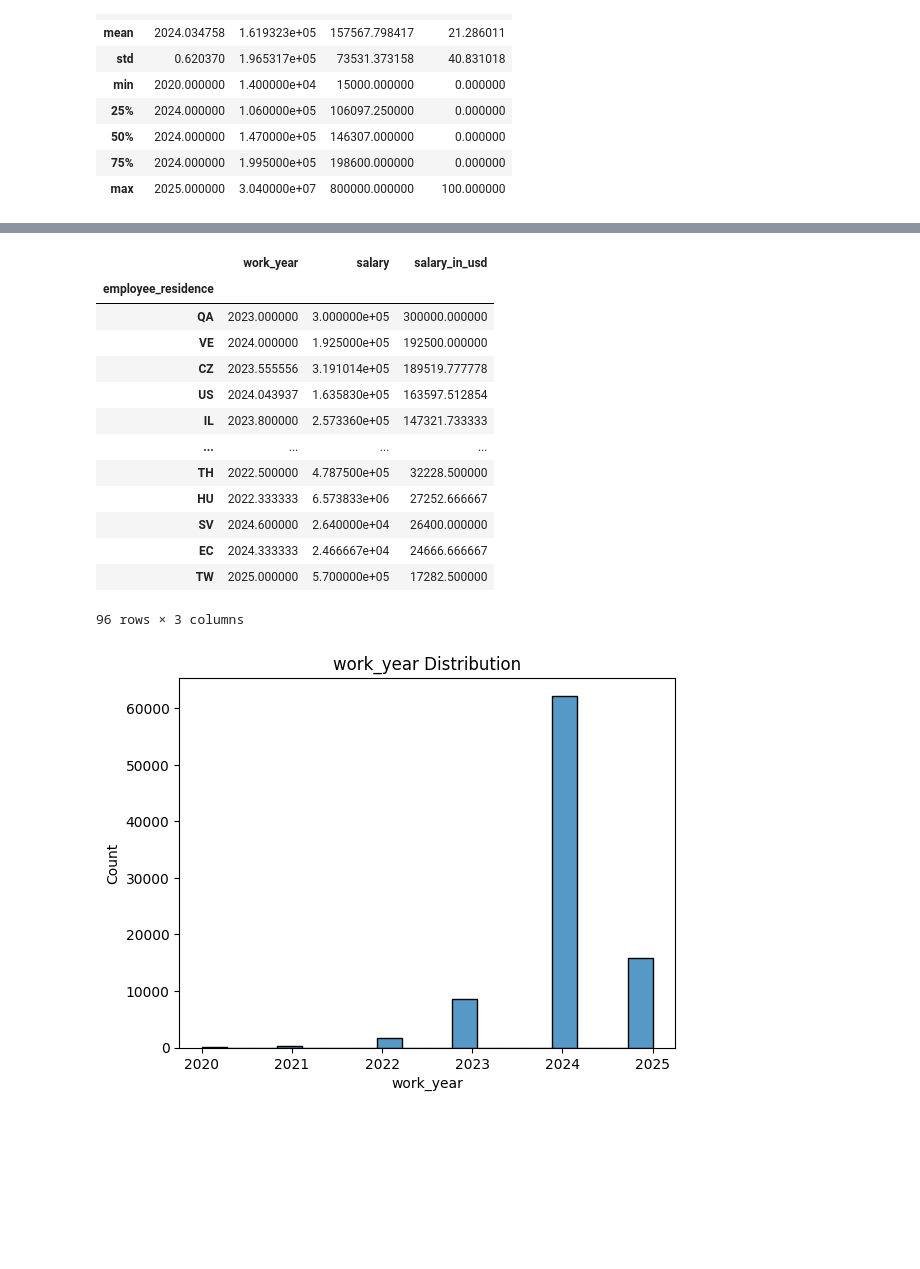
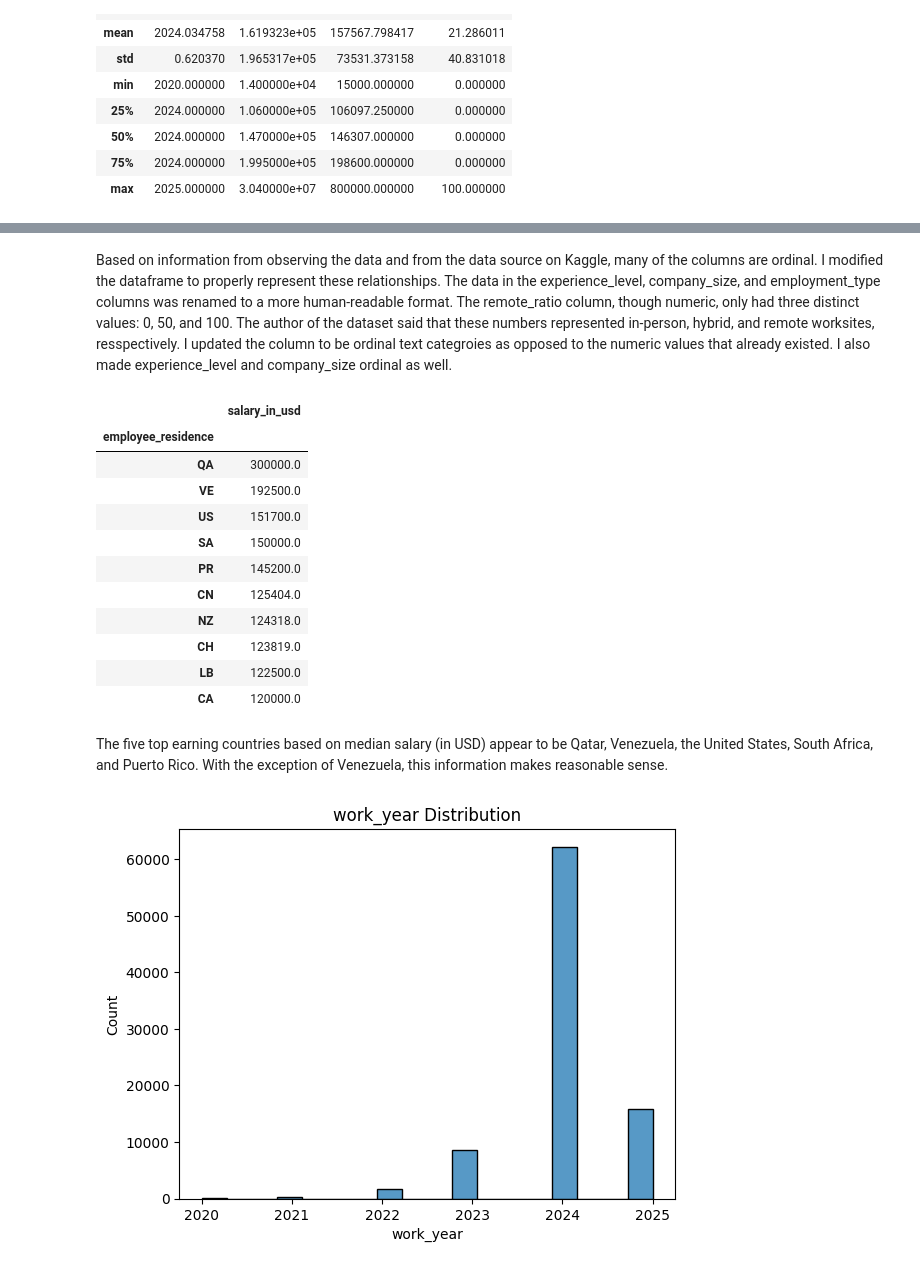
Before and after one commit to hensleyas21/SalariesML, a Jupyter notebook: salaries_analysis.ipynb, the cells around one changed output, grey strips where cells are left out. Drawn from its saved outputs; the diff is of its cells as text; code cells hidden in the pictures; blank space fills up the shorter version.

```diff
--- a/salaries_analysis.ipynb
+++ b/salaries_analysis.ipynb
@@ -37,23 +81,25 @@ del df['remote_ratio']
 df['experience_level'] = pd.Categorical(df['experience_level'], categories=['Entry-level', 'Mid-level', 'Senior-level', 'Executive'], ordered=True)
 df['company_size'] = pd.Categorical(df['company_size'], categories=['Small', 'Medium', 'Large'], ordered=True)
 df['worksite'] = pd.Categorical(df['worksite'], categories=['In-person', 'Hybrid', 'Remote'], ordered=True)
+# %% [markdown]
+Based on information from observing the data and from the data source on Kaggle, many of the columns are ordinal. I modified the dataframe to properly represent these relationships. The data in the experience_level, company_size, and employment_type columns was renamed to a more human-readable format. The remote_ratio column, though numeric, only had three distinct values: 0, 50, and 100. The author of the dataset said that these numbers represented in-person, hybrid, and remote worksites, resspectively. I updated the column to be ordinal text categroies as opposed to the numeric values that already existed. I also made experience_level and company_size ordinal as well.
 # %%
-df.groupby('employee_residence').mean('salary_in_usd').sort_values('salary_in_usd', ascending=False)
+df[['employee_residence', 'salary_in_usd']].groupby('employee_residence').median('salary_in_usd').sort_values('salary_in_usd', ascending=False).round().head(10)
 # %% [output]
-|  | work_year | salary | salary_in_usd |
-| employee_residence |  |  |  |
-| QA | 2023.000000 | 3.000000e+05 | 300000.000000 |
-| VE | 2024.000000 | 1.925000e+05 | 192500.000000 |
-| CZ | 2023.555556 | 3.191014e+05 | 189519.777778 |
-| US | 2024.043937 | 1.635830e+05 | 163597.512854 |
-| IL | 2023.800000 | 2.573360e+05 | 147321.733333 |
-| ... | ... | ... | ... |
-| TH | 2022.500000 | 4.787500e+05 | 32228.500000 |
-| HU | 2022.333333 | 6.573833e+06 | 27252.666667 |
-| SV | 2024.600000 | 2.640000e+04 | 26400.000000 |
-| EC | 2024.333333 | 2.466667e+04 | 24666.666667 |
-| TW | 2025.000000 | 5.700000e+05 | 17282.500000 |
+|  | salary_in_usd |
+| employee_residence |  |
+| QA | 300000.0 |
+| VE | 192500.0 |
+| US | 151700.0 |
+| SA | 150000.0 |
+| PR | 145200.0 |
+| CN | 125404.0 |
+| NZ | 124318.0 |
+| CH | 123819.0 |
+| LB | 122500.0 |
+| CA | 120000.0 |
-96 rows × 3 columns
+# %% [markdown]
+The five top earning countries based on median salary (in USD) appear to be Qatar, Venezuela, the United States, South Africa, and Puerto Rico. With the exception of Venezuela, this information makes reasonable sense.
 # %%
 for col in df.columns:
     plot = sns.histplot(data=df, x=col)
```
Also changed, not shown: parts of 7 cells of this notebook.
